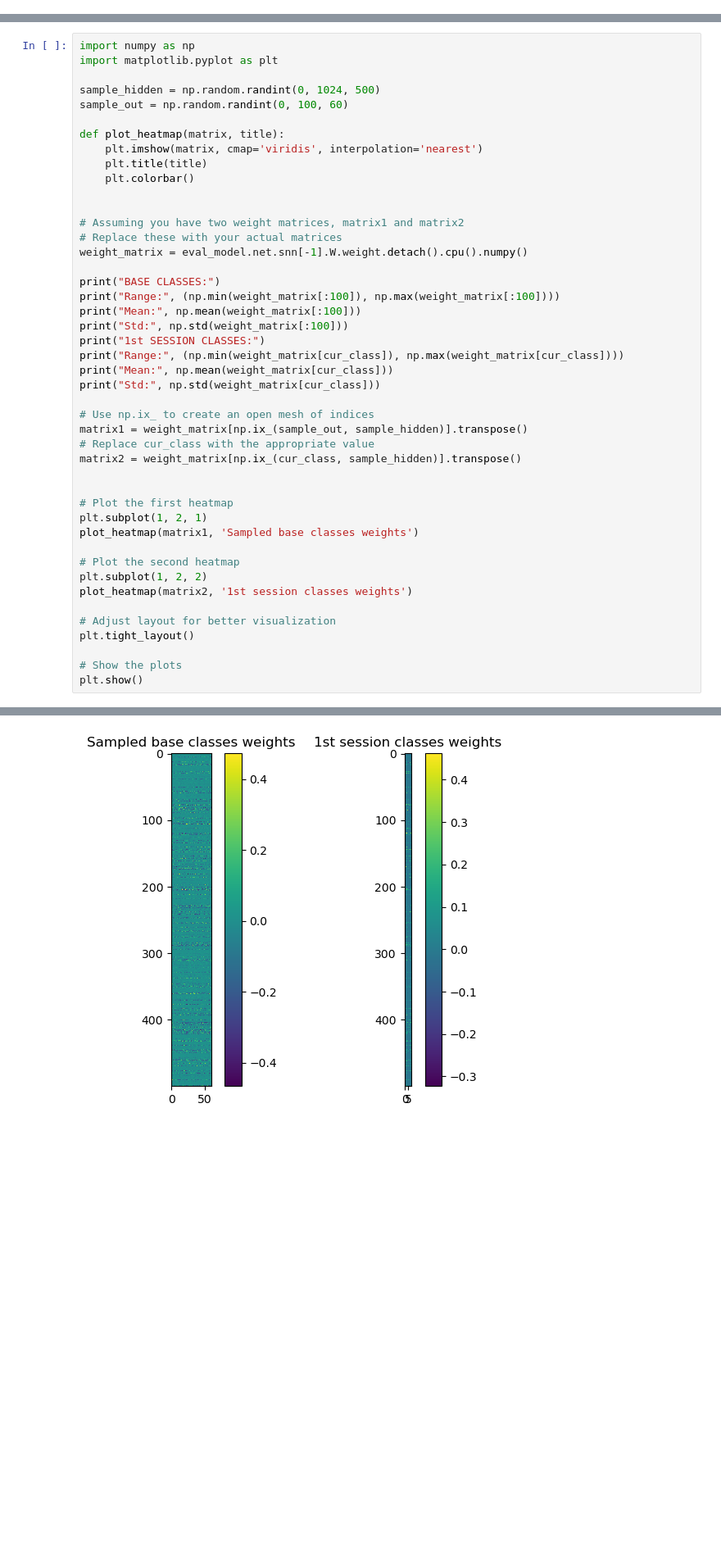
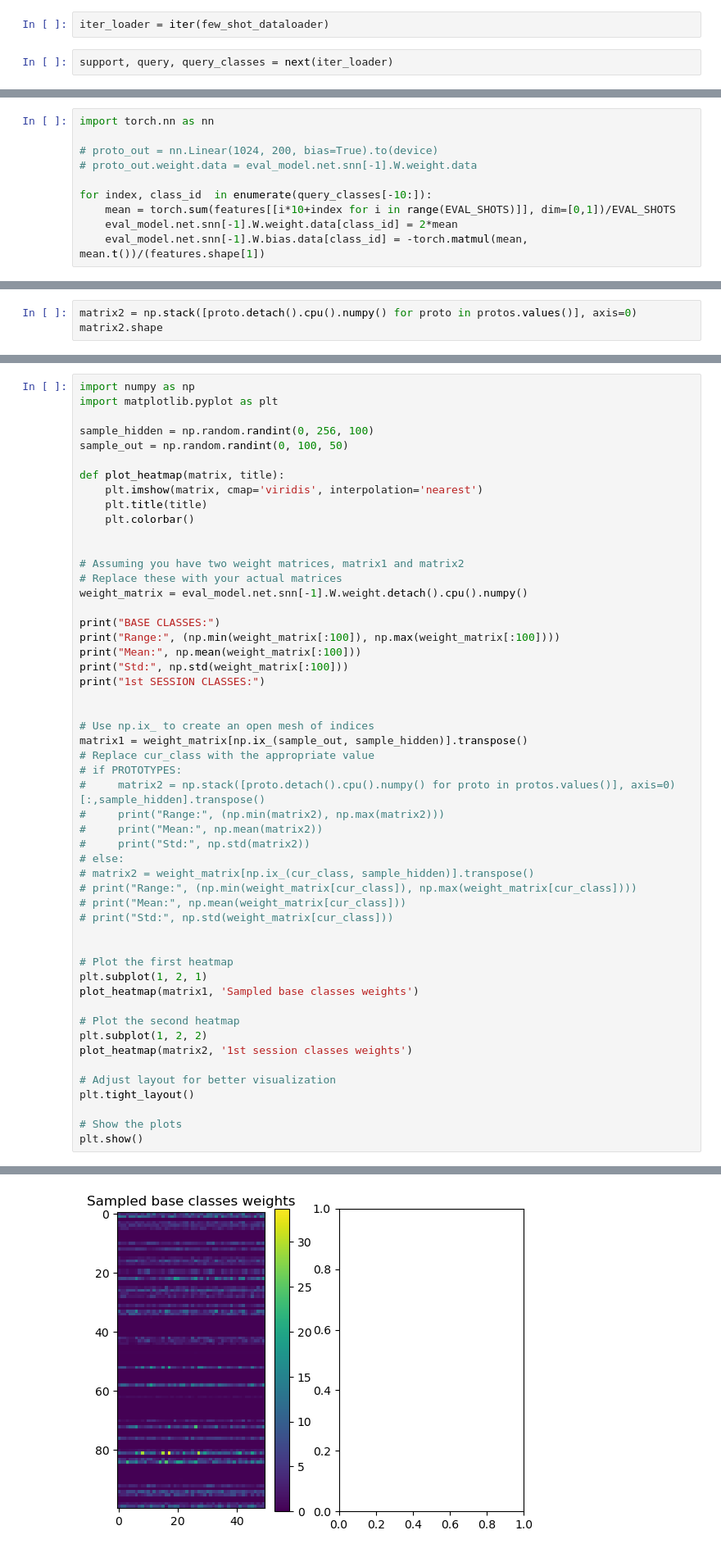
Before and after one commit to NeuroBench/neurobench, a Jupyter notebook: neurobench/examples/mswc_fscil/visualization.ipynb, the cells around one changed output, grey strips where cells are left out. Shown at 82% size. Cells and saved outputs as stored; diff of their text form; blank space fills up the shorter version.

Commit message:
Added prototypical networks in debug code

```diff
--- a/neurobench/examples/mswc_fscil/visualization.ipynb
+++ b/neurobench/examples/mswc_fscil/visualization.ipynb
@@ -193,0 +275,4 @@ support, query, query_classes = next(iter(few_shot_dataloader))
+# %%
+iter_loader = iter(few_shot_dataloader)
+# %%
+support, query, query_classes = next(iter_loader)
@@ -193,0 +312,10 @@ support, query, query_classes = next(iter(few_shot_dataloader))
+# %%
+import torch.nn as nn
+
+# proto_out = nn.Linear(1024, 200, bias=True).to(device)
+# proto_out.weight.data = eval_model.net.snn[-1].W.weight.data
+
+for index, class_id  in enumerate(query_classes[-10:]):
+    mean = torch.sum(features[[i*10+index for i in range(EVAL_SHOTS)]], dim=[0,1])/EVAL_SHOTS
+    eval_model.net.snn[-1].W.weight.data[class_id] = 2*mean
+    eval_model.net.snn[-1].W.bias.data[class_id] = -torch.matmul(mean, mean.t())/(features.shape[1])
@@ -259,0 +416,3 @@ cur_class
+# %%
+matrix2 = np.stack([proto.detach().cpu().numpy() for proto in protos.values()], axis=0)
+matrix2.shape
@@ -261,8 +422,8 @@ cur_class
 import numpy as np
 import matplotlib.pyplot as plt
 
-sample_hidden = np.random.randint(0, 1024, 500)
-sample_out = np.random.randint(0, 100, 60)
+sample_hidden = np.random.randint(0, 256, 100)
+sample_out = np.random.randint(0, 100, 50)
 
 def plot_heatmap(matrix, title):
     plt.imshow(matrix, cmap='viridis', interpolation='nearest')
@@ -279,14 +440,21 @@ print("Range:", (np.min(weight_matrix[:100]), np.max(weight_matrix[:100])))
 print("Mean:", np.mean(weight_matrix[:100]))
 print("Std:", np.std(weight_matrix[:100]))
 print("1st SESSION CLASSES:")
-print("Range:", (np.min(weight_matrix[cur_class]), np.max(weight_matrix[cur_class])))
-print("Mean:", np.mean(weight_matrix[cur_class]))
-print("Std:", np.std(weight_matrix[cur_class]))
+
 
 # Use np.ix_ to create an open mesh of indices
 matrix1 = weight_matrix[np.ix_(sample_out, sample_hidden)].transpose()
 # Replace cur_class with the appropriate value
-matrix2 = weight_matrix[np.ix_(cur_class, sample_hidden)].transpose()
+# if PROTOTYPES:
+#     matrix2 = np.stack([proto.detach().cpu().numpy() for proto in protos.values()], axis=0)[:,sample_hidden].transpose()
+#     print("Range:", (np.min(matrix2), np.max(matrix2)))
+#     print("Mean:", np.mean(matrix2))
+#     print("Std:", np.std(matrix2))
+# else:
+# matrix2 = weight_matrix[np.ix_(cur_class, sample_hidden)].transpose()
+# print("Range:", (np.min(weight_matrix[cur_class]), np.max(weight_matrix[cur_class])))
+# print("Mean:", np.mean(weight_matrix[cur_class]))
+# print("Std:", np.std(weight_matrix[cur_class]))
 
 
 # Plot the first heatmap
@@ -314 +480 @@ Std: 0.04629902
-[figure, old version]
+[figure, new version]
```
Also changed, not shown: parts of 41 cells of this notebook, 3 other files.
